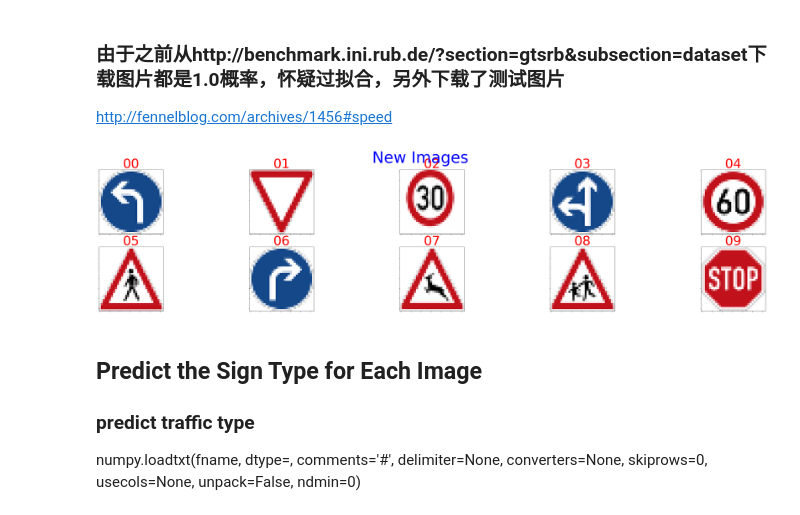
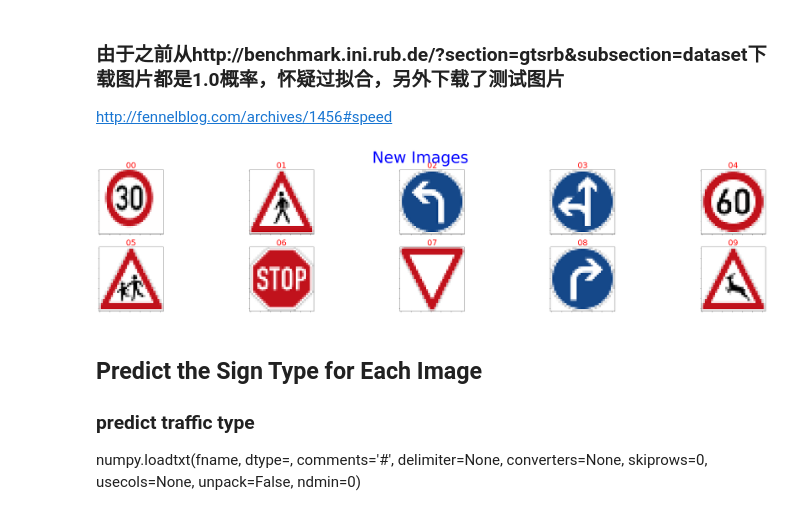
Before and after one commit to luteresa/P3_CarND-Traffic-Sign-Classifier, a Jupyter notebook: Traffic_Sign_Classifier.ipynb, the cells around one changed output. Saved outputs shown, nothing was run; the diff lists cells and outputs as text; code cells hidden in the pictures.

```diff
--- a/Traffic_Sign_Classifier.ipynb
+++ b/Traffic_Sign_Classifier.ipynb
@@ -155,9 +155,9 @@ def visualize_images(list_imgs,title_name,cols=5,show_title=[],save_name='save.j
         if idx < imgs_count:
             ax.imshow(list_imgs[idx])
             if len(show_title) == 0:
-                ax.set_title('{:02d}'.format(idx),fontsize=50,color='r')
+                ax.set_title('{:02d}'.format(idx),fontsize=30,color='r')
             else:
-                ax.set_title(show_title[idx],fontsize=50,color='r')
+                ax.set_title(show_title[idx],fontsize=30,color='r')
 
         else:
             ax.axis('off')
@@ -175,6 +184,6 @@ load all 43 classes images from X_train, and show it
 # %%
 class_images=[]
-for class_idx in range(43):
+for class_idx in range(n_classes):
     cur_X = X_train[y_train == class_idx]
     cur_img = cur_X[np.random.randint(len(cur_X))]
     class_images.append(cur_img)
@@ -577,27 +647,27 @@ http://fennelblog.com/archives/1456#speed
 # %%
 def get_list_files(my_dir):
     list_f = []
     for file in os.listdir(my_dir):
         if file.endswith('.jpg') or file.endswith('.png'):
             f_path = my_dir+'/'+file
             list_f.append(f_path)
     return list_f
 
-my_dir = './test_images3'
+my_dir = './test_images'
 file_list = get_list_files(my_dir)
 #print(file_list)
 img_data=[]
 
 for file in file_list:
     cur_img = cv2.imread(file)
     #print(cur_img.shape)
     cur_img = cv2.resize(cur_img,(32,32))
     cur_img = cv2.cvtColor(cur_img,cv2.COLOR_BGR2RGB)
     img_data.append(cur_img)
 
-visualize_images(img_data,"New Images")
+visualize_images(img_data,"New Images",save_name='New_Images.jpg')
 # %% [output]
-[figure, old version]
+[figure, new version]
 # %% [markdown]
 ## Predict the Sign Type for Each Image
 ### predict traffic type
```
Also changed, not shown: parts of 19 cells of this notebook, 13 other files.
